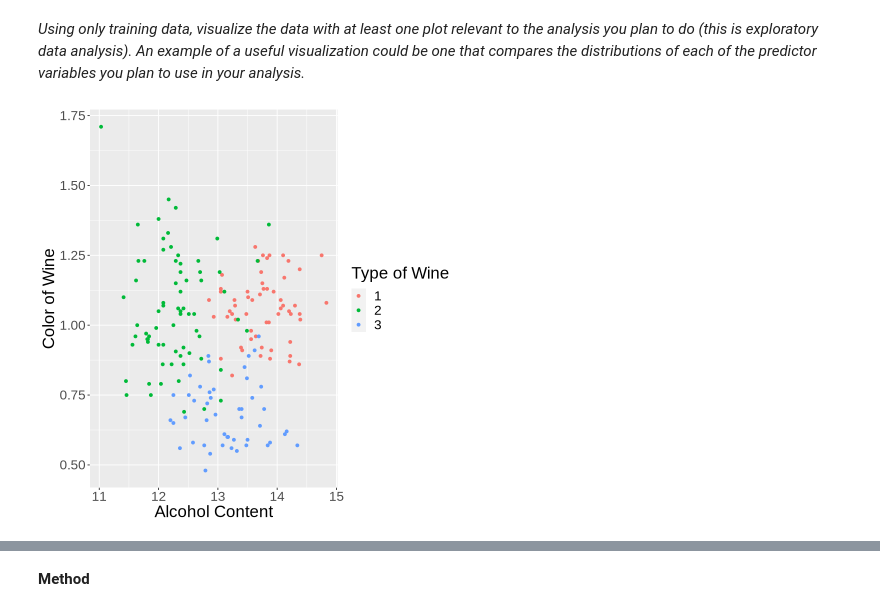
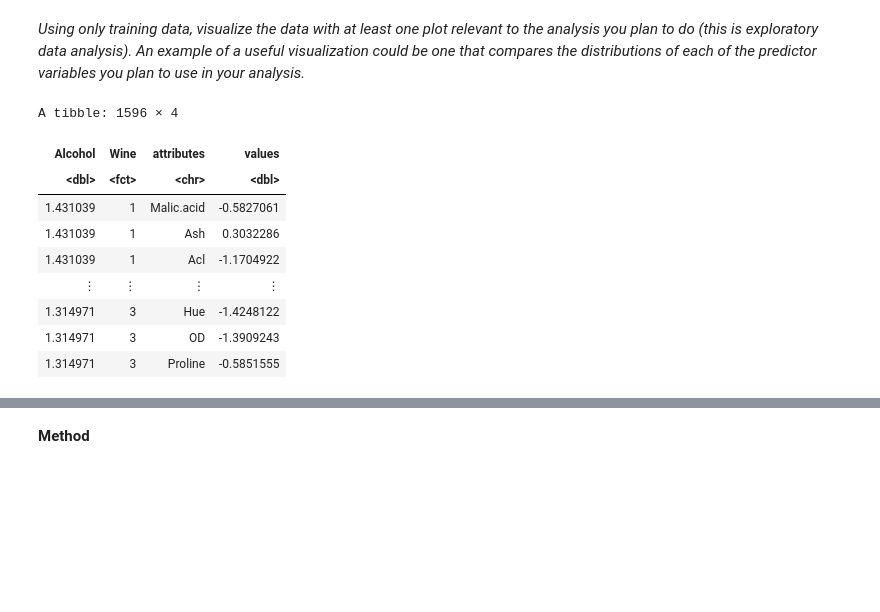
Before and after one commit to HeatherAu/wine_group_project, a Jupyter notebook: main.ipynb, the cells around one changed output, grey strips where cells are left out. Cells and saved outputs as stored; diff of their text form; code cells hidden in the pictures; blank space fills up the shorter version.

```diff
--- a/main.ipynb
+++ b/main.ipynb
@@ -130,16 +127,31 @@ wine_train_na
 [1] 0
 # %% [markdown]
 *Using only training data, visualize the data with at least one plot relevant to the analysis you plan to do (this is exploratory data analysis). An example of a useful visualization could be one that compares the distributions of each of the predictor variables you plan to use in your analysis.*
-# %%
-wine_plot <- wine |>
-   ggplot( aes(x = Alcohol, y = Hue, color = as.factor(Wine))) +
-       geom_point() +
-       labs(
-           x = "Alcohol Content",
-           y = "Color of Wine",
-           fill = "Region of Wine",
-           color = "Type of Wine") +
-       theme(text = element_text(size=20))
-wine_plot
-# %% [output]
-[figure, removed]
+# %%
+#scaled data
+wine_train_recipe <- recipe (Wine ~ ., data = wine_train) |>
+    step_scale (all_predictors ()) |>
+    step_center (all_predictors ())
+
+wine_train_scaled <- wine_train_recipe |>
+    prep () |>
+    bake (wine_train)
+
+wine_train_alcohol <- wine_train_scaled |>
+    pivot_longer (
+        cols = Malic.acid:Proline,
+        names_to = "attributes",
+        values_to = "values"
+    )
+wine_train_alcohol
+# %% [output]
+A tibble: 1596 × 4
+| Alcohol | Wine | attributes | values |
+| <dbl> | <fct> | <chr> | <dbl> |
+| 1.431039 | 1 | Malic.acid | -0.5827061 |
+| 1.431039 | 1 | Ash | 0.3032286 |
+| 1.431039 | 1 | Acl | -1.1704922 |
+| ⋮ | ⋮ | ⋮ | ⋮ |
+| 1.314971 | 3 | Hue | -1.4248122 |
+| 1.314971 | 3 | OD | -1.3909243 |
+| 1.314971 | 3 | Proline | -0.5851555 |
```
Also changed, not shown: parts of 5 cells of this notebook, 1 other file.
